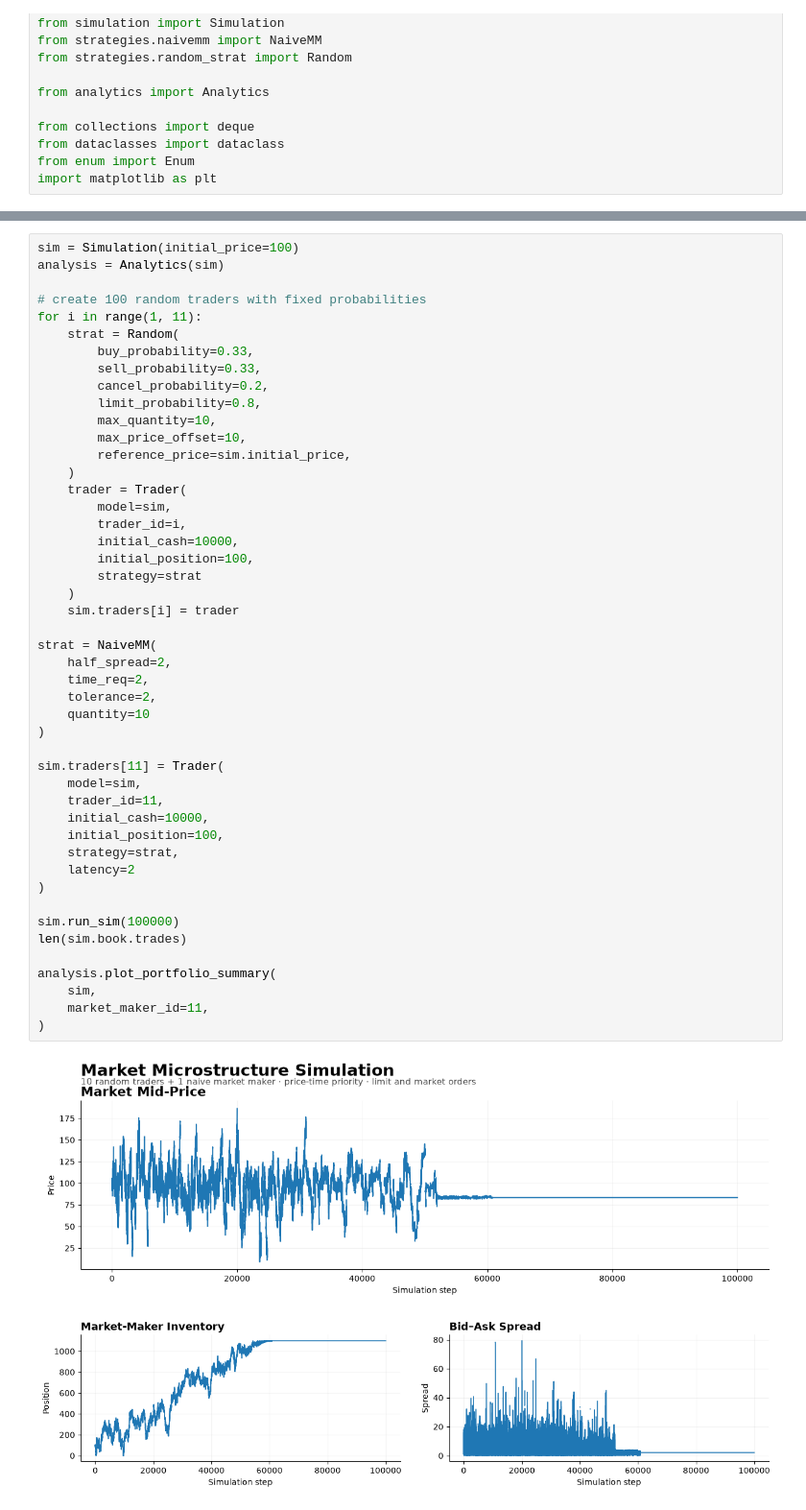
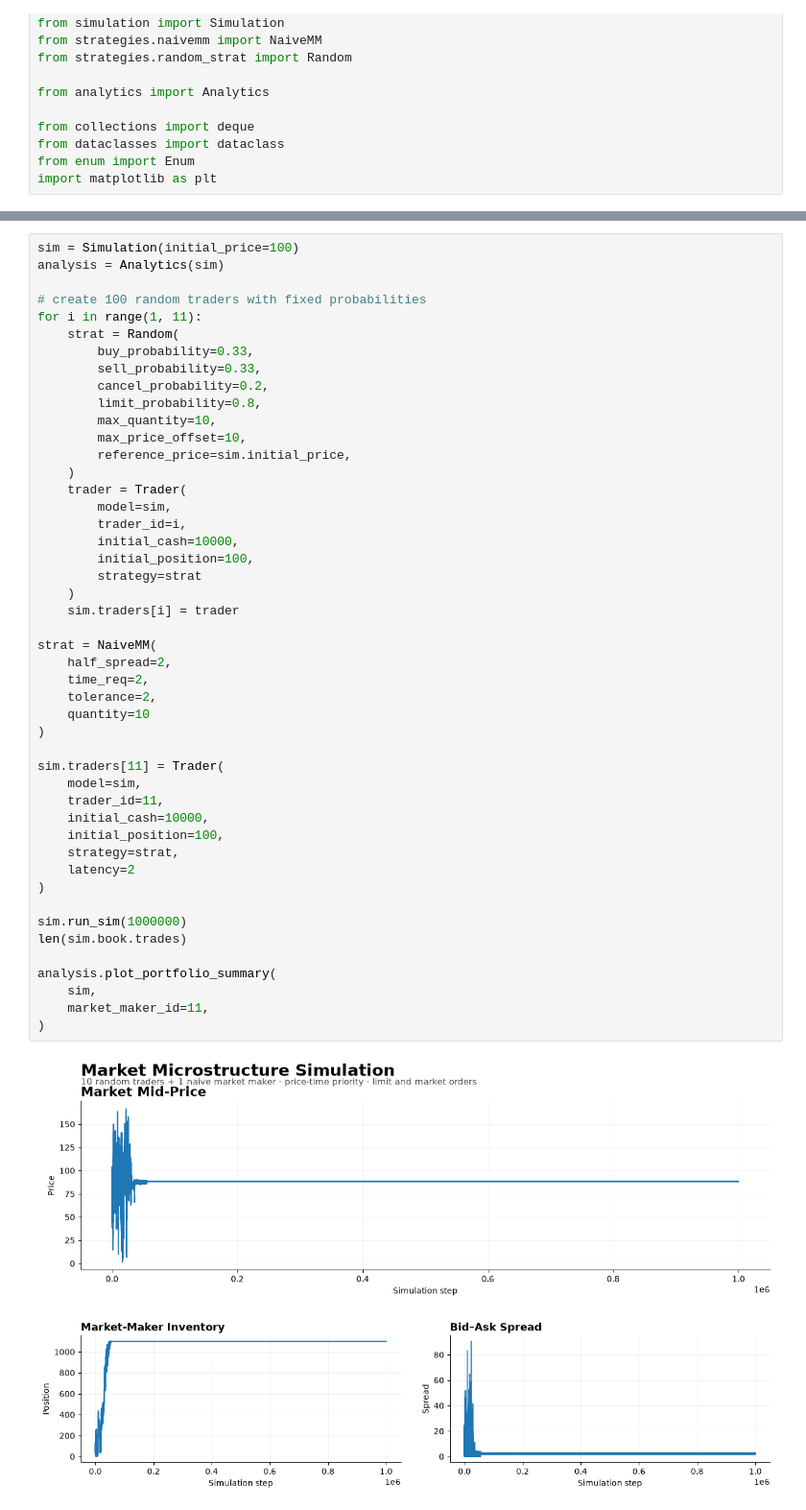
Before and after one commit to SimonGFleet/order-book-microstructure, a Jupyter notebook: latency_testing.ipynb, the cells around one changed output, grey strips where cells are left out. Shown at 96% size. Cells and saved outputs as stored; diff of their text form.

```diff
--- a/latency_testing.ipynb
+++ b/latency_testing.ipynb
@@ -129,35 +129,35 @@ for i in range(1, 11):
         trader_id=i,
         initial_cash=10000,
         initial_position=100,
         strategy=strat
     )
     sim.traders[i] = trader
 
 strat = NaiveMM(
     half_spread=2,
     time_req=2,
     tolerance=2,
     quantity=10
 )
 
 sim.traders[11] = Trader(
     model=sim,
     trader_id=11,
     initial_cash=10000,
     initial_position=100,
     strategy=strat,
     latency=2
 )
 
-sim.run_sim(100000)
+sim.run_sim(1000000)
 len(sim.book.trades)
 
 analysis.plot_portfolio_summary(
     sim,
     market_maker_id=11,
 )
 # %% [output]
-[figure, old version]
+[figure, new version]
 # %%
 sim = Simulation(initial_price=100)
 analysis = Analytics(sim)
```
Also changed, not shown: parts of 6 cells of this notebook, 9 other files.
